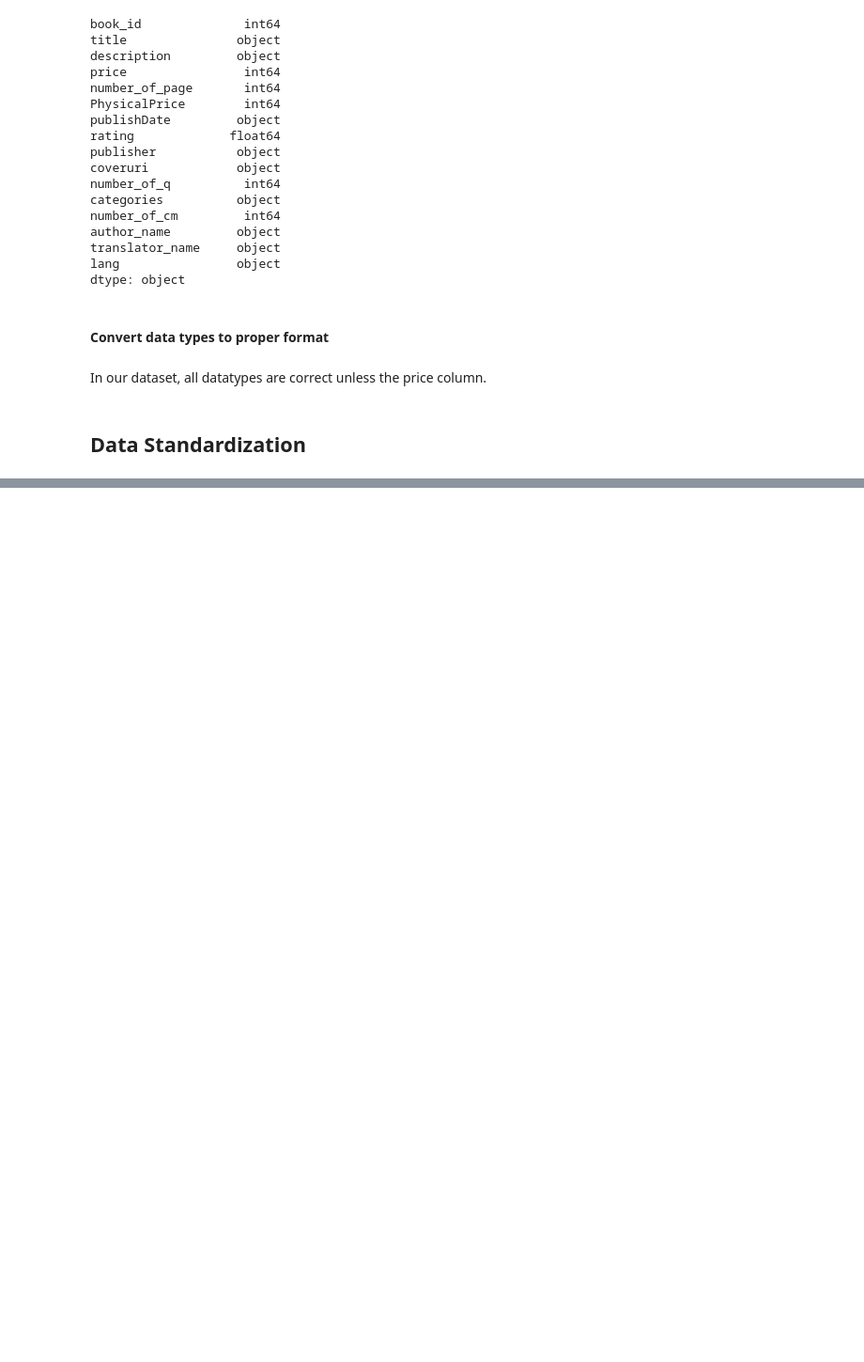
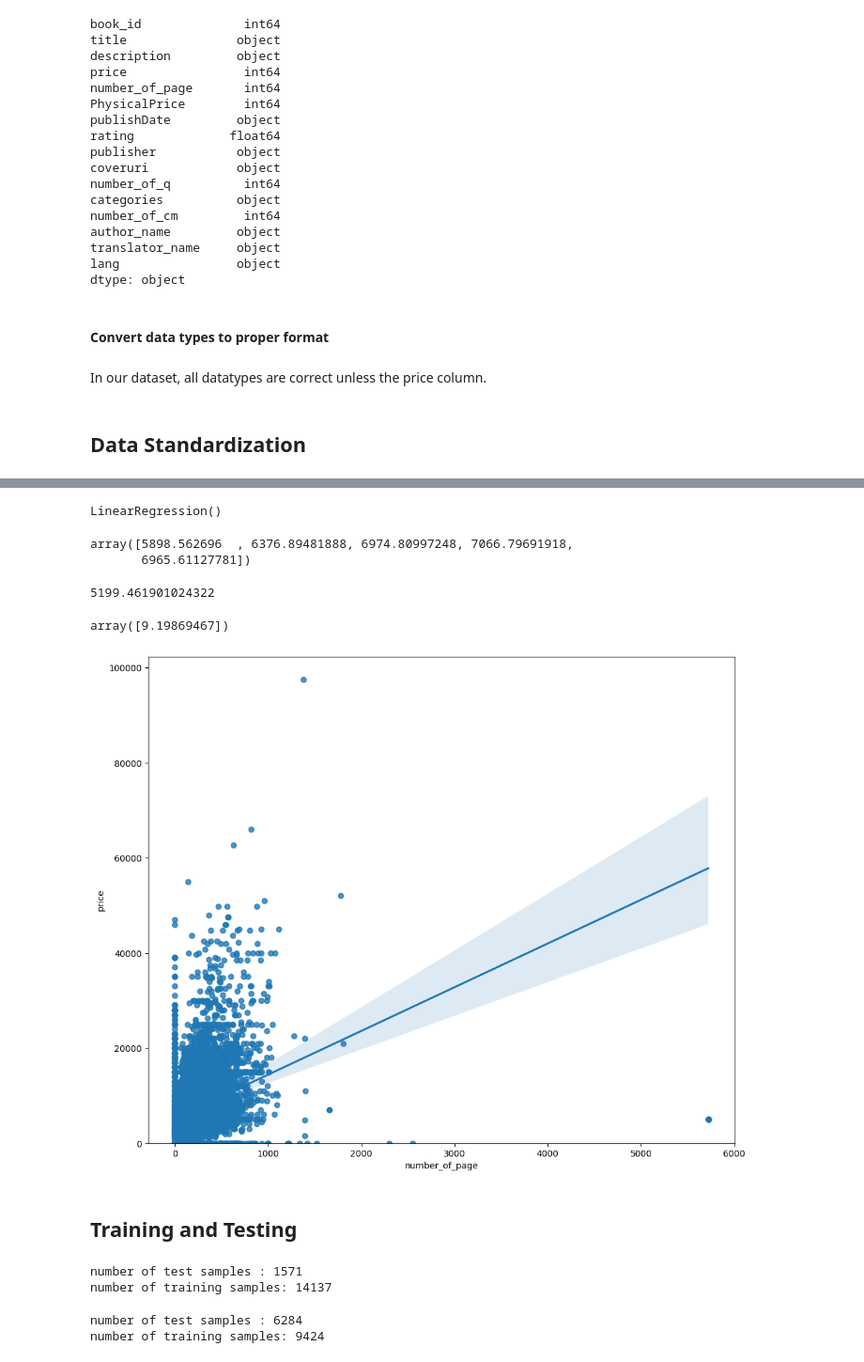
Before and after one commit to Masoud-Hatami/Machine_Learning_With_Python, a Jupyter notebook: 12_Data_Acquisitiion_Persian.ipynb, the cells around one changed output, grey strips where cells are left out. Shown: that part at 94% size. Drawn from its saved outputs; the diff is of its cells as text; code cells hidden in the pictures; blank space fills up the shorter version.

```diff
--- a/12_Data_Acquisitiion_Persian.ipynb
+++ b/12_Data_Acquisitiion_Persian.ipynb
@@ -244,0 +367,53 @@ df[['price']] = df[['price']].astype('float')
+# %%
+from sklearn.linear_model import LinearRegression
+
+# Create an instance of LinearRegression
+lm = LinearRegression()
+
+# Assuming df is your DataFrame
+X = df[['number_of_page']]
+Y = df['price']
+
+# Fit the model
+lm.fit(X, Y)
+# %% [output]
+LinearRegression()
+# %%
+# We can output a prediction
+Yhat = lm.predict(x)
+Yhat[0:5]
+# %% [output]
+array([5898.562696  , 6376.89481888, 6974.80997248, 7066.79691918,
+       6965.61127781])
+# %%
+# value of the intercept
+lm.intercept_
+# %% [output]
+5199.461901024322
+# %%
+# value of the slope
+lm.coef_
+# %% [output]
+array([9.19869467])
+# %%
+import matplotlib.pyplot as plt
+import seaborn as sns
+import pandas as pd
+
+# Set the figure size
+width = 12
+height = 10
+plt.figure(figsize=(width, height))
+
+# Create a regression plot
+sns.regplot(x='number_of_page', y='price', data=df)
+
+# Set the y-axis limit
+plt.ylim(0,)
+
+# Show the plot
+plt.show()
+# %% [output]
+[figure, added]
+# %% [markdown]
+<h2>Training and Testing</h2>
@@ -244,0 +424,20 @@ df[['price']] = df[['price']].astype('float')
+# %%
+from sklearn.model_selection import train_test_split
+
+
+x_train, x_test, y_train, y_test = train_test_split(x_data, y_data, test_size=0.10, random_state=1)
+
+
+print("number of test samples :", x_test.shape[0])
+print("number of training samples:",x_train.shape[0])
+# %% [output]
+number of test samples : 1571
+number of training samples: 14137
+# %%
+# Write your code below and press Shift+Enter to execute
+x_train1, x_test1, y_train1, y_test1 = train_test_split(x_data, y_data, test_size=0.4, random_state=0)
+print("number of test samples :", x_test1.shape[0])
+print("number of training samples:",x_train1.shape[0])
+# %% [output]
+number of test samples : 6284
+number of training samples: 9424
```
Also changed, not shown: parts of 24 cells of this notebook.
